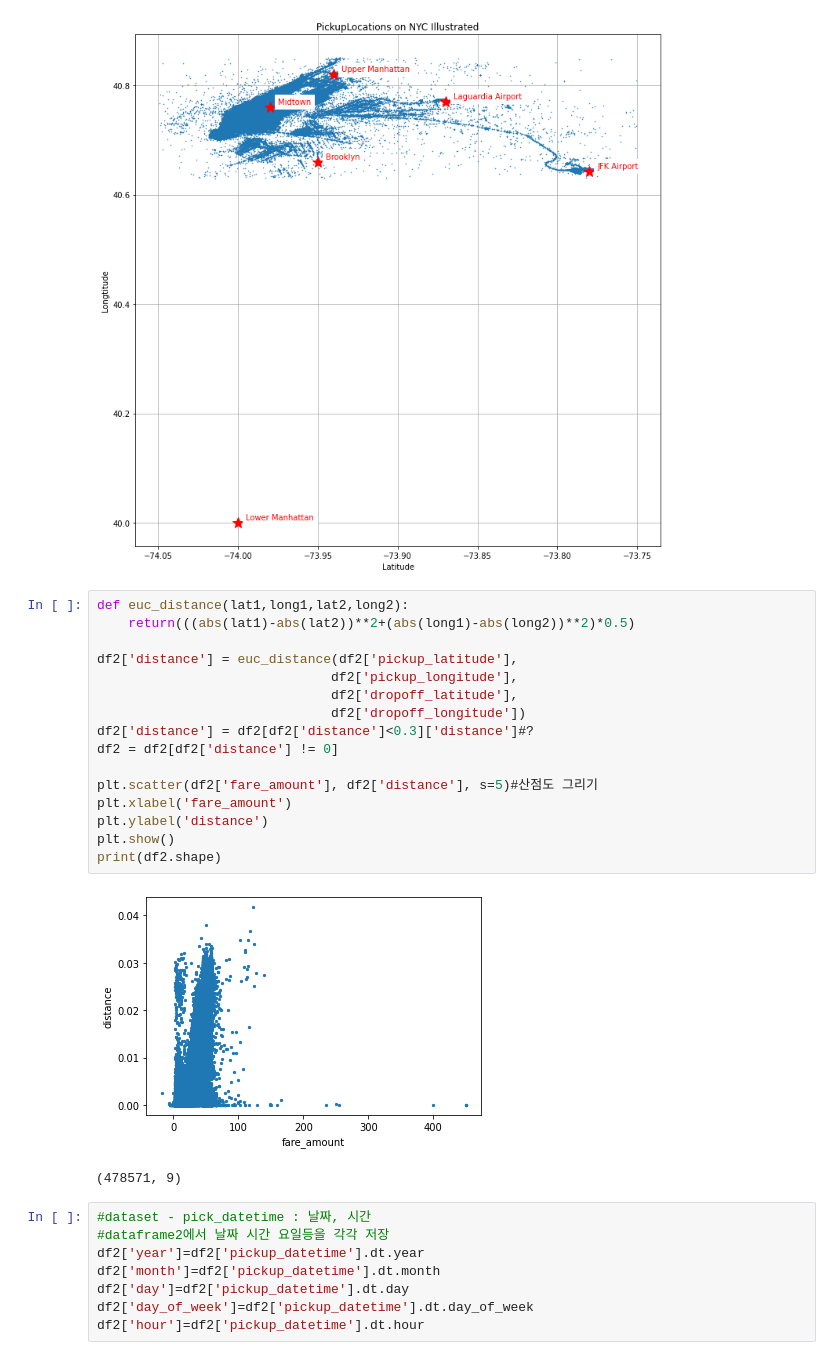
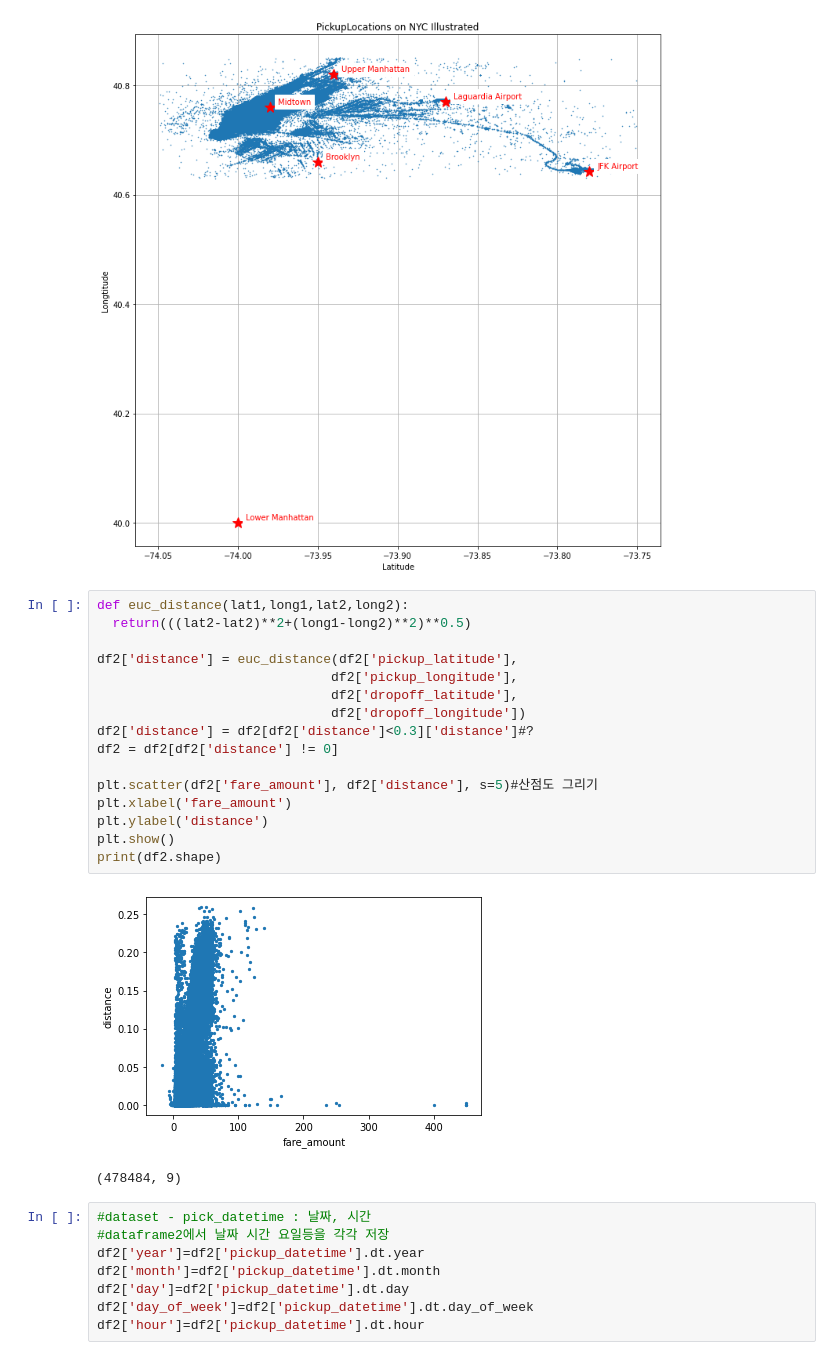
Before and after one commit to hitzza/git-practice-python, a Jupyter notebook: ex/python_study_group/taxi_fare_prediction.ipynb, the cells around one changed output. Cells and saved outputs as stored; diff of their text form.

```diff
--- a/ex/python_study_group/taxi_fare_prediction.ipynb
+++ b/ex/python_study_group/taxi_fare_prediction.ipynb
@@ -91,23 +91,23 @@ plot_lat_long(df2,landmarks, points='Pickup')
 [figure]
 # %%
 def euc_distance(lat1,long1,lat2,long2):
-    return(((abs(lat1)-abs(lat2))**2+(abs(long1)-abs(long2))**2)*0.5)
+  return(((lat2-lat2)**2+(long1-long2)**2)**0.5)
 
 df2['distance'] = euc_distance(df2['pickup_latitude'],
                               df2['pickup_longitude'],
                               df2['dropoff_latitude'],
                               df2['dropoff_longitude'])
 df2['distance'] = df2[df2['distance']<0.3]['distance']#?
 df2 = df2[df2['distance'] != 0]
 
 plt.scatter(df2['fare_amount'], df2['distance'], s=5)#산점도 그리기
 plt.xlabel('fare_amount')
 plt.ylabel('distance')
 plt.show()
 print(df2.shape)
 # %% [output]
-[figure, old version]
+[figure, new version]
-(478571, 9)
+(478484, 9)
 # %%
 #dataset - pick_datetime : 날짜, 시간
 #dataframe2에서 날짜 시간 요일등을 각각 저장
```
Also changed, not shown: parts of 6 cells of this notebook.
